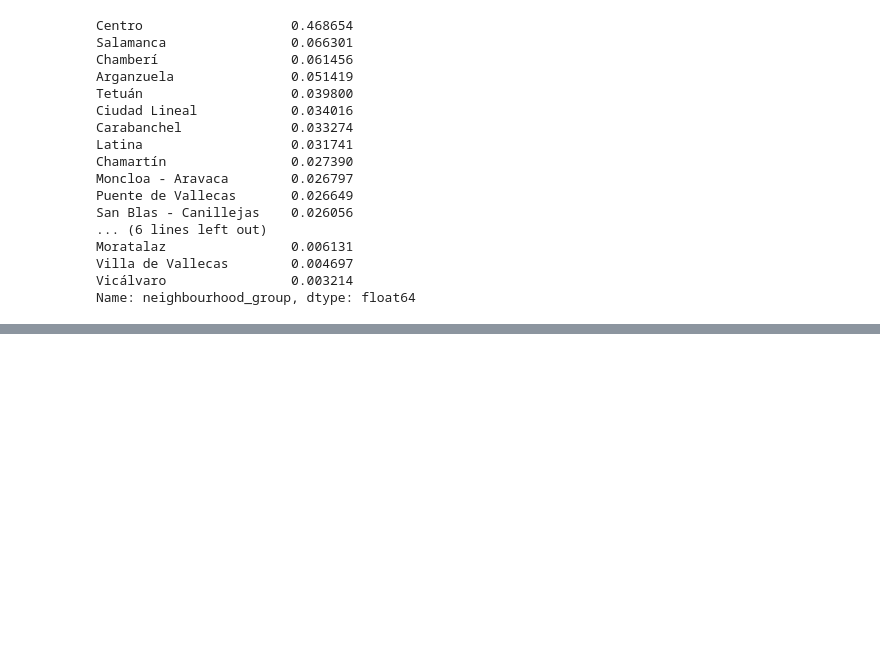
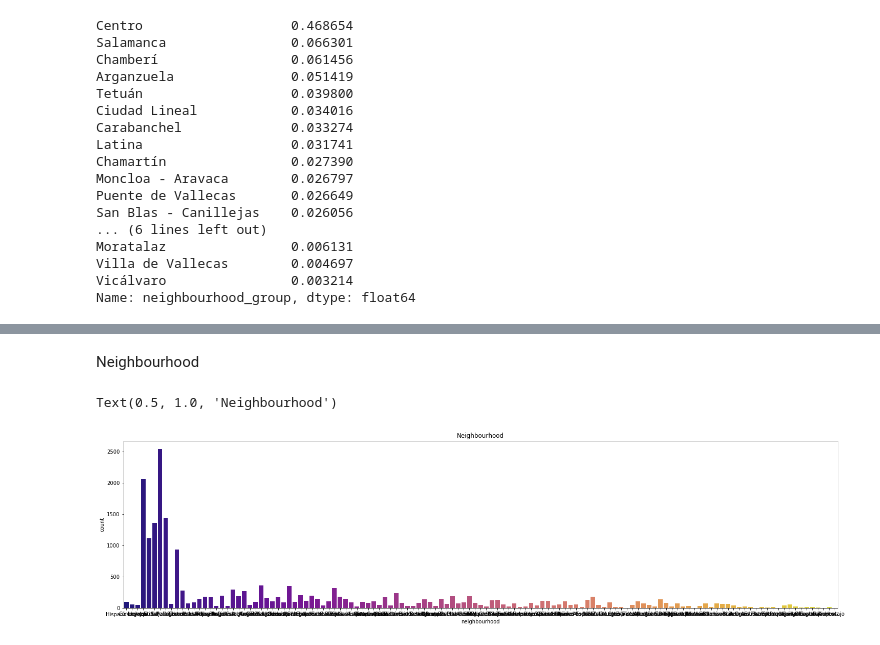
Before and after one commit to trisidoan/ML_engineering_degree, a Jupyter notebook: EAD_review.ipynb, the cells around one changed output, grey strips where cells are left out. Drawn from its saved outputs; the diff is of its cells as text; code cells hidden in the pictures; blank space fills up the shorter version.

```diff
--- a/EAD_review.ipynb
+++ b/EAD_review.ipynb
@@ -73,0 +168,10 @@ Name: neighbourhood_group, dtype: float64
+# %% [markdown]
+Neighbourhood
+# %%
+sns.countplot(airbnb['neighbourhood'], palette="plasma")
+fig = plt.gcf()
+fig.set_size_inches(25,6)
+plt.title('Neighbourhood')
+# %% [output]
+Text(0.5, 1.0, 'Neighbourhood')
+[figure, added]
```
Also changed, not shown: parts of 15 cells of this notebook.
